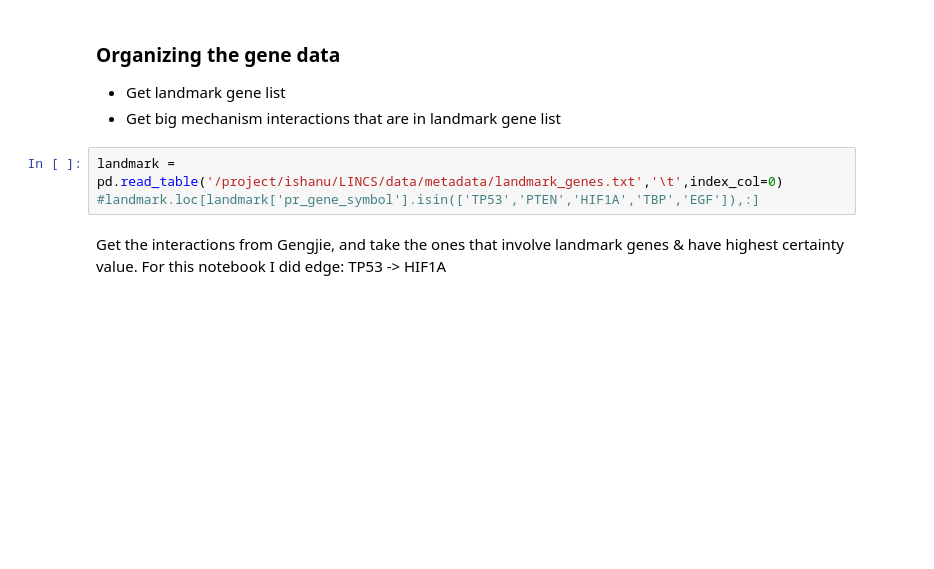
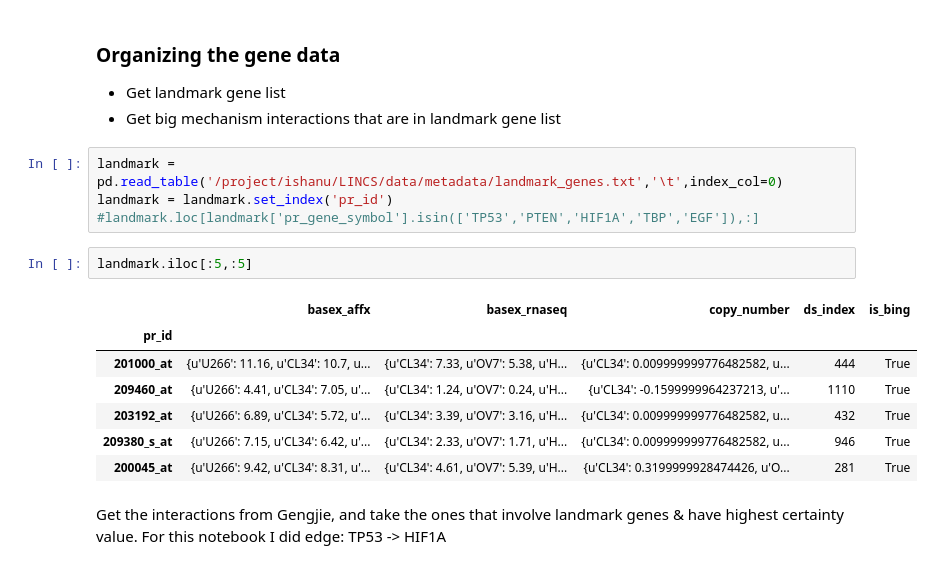
Before and after one commit to RDMelamed/writeups, a Jupyter notebook: 02.06_svm_edges.ipynb, the cells around one changed output. Saved outputs shown, nothing was run; the diff lists cells and outputs as text; blank space fills up the shorter version.

```diff
--- a/02.06_svm_edges.ipynb
+++ b/02.06_svm_edges.ipynb
@@ -4,7 +4,18 @@
 - Get big mechanism interactions that are in landmark gene list
 # %%
 landmark = pd.read_table('/project/ishanu/LINCS/data/metadata/landmark_genes.txt','\t',index_col=0)
+landmark = landmark.set_index('pr_id')
 #landmark.loc[landmark['pr_gene_symbol'].isin(['TP53','PTEN','HIF1A','TBP','EGF']),:]
+# %%
+landmark.iloc[:5,:5]
+# %% [output]
+|  | basex_affx | basex_rnaseq | copy_number | ds_index | is_bing |
+| pr_id |  |  |  |  |  |
+| 201000_at | {u'U266': 11.16, u'CL34': 10.7, u... | {u'CL34': 7.33, u'OV7': 5.38, u'H... | {u'CL34': 0.009999999776482582, u... | 444 | True |
+| 209460_at | {u'U266': 4.41, u'CL34': 7.05, u'... | {u'CL34': 1.24, u'OV7': 0.24, u'H... | {u'CL34': -0.1599999964237213, u'... | 1110 | True |
+| 203192_at | {u'U266': 6.89, u'CL34': 5.72, u'... | {u'CL34': 3.39, u'OV7': 3.16, u'H... | {u'CL34': 0.009999999776482582, u... | 432 | True |
+| 209380_s_at | {u'U266': 7.15, u'CL34': 6.42, u'... | {u'CL34': 2.33, u'OV7': 1.71, u'H... | {u'CL34': 0.009999999776482582, u... | 946 | True |
+| 200045_at | {u'U266': 9.42, u'CL34': 8.31, u'... | {u'CL34': 4.61, u'OV7': 5.39, u'H... | {u'CL34': 0.3199999928474426, u'O... | 281 | True |
 # %% [markdown]
 Get the interactions from Gengjie, and take the ones that involve landmark genes & have highest certainty value.  For this notebook I did edge:  TP53 -> HIF1A
 # %%
```
Also changed, not shown: parts of 18 cells of this notebook.
